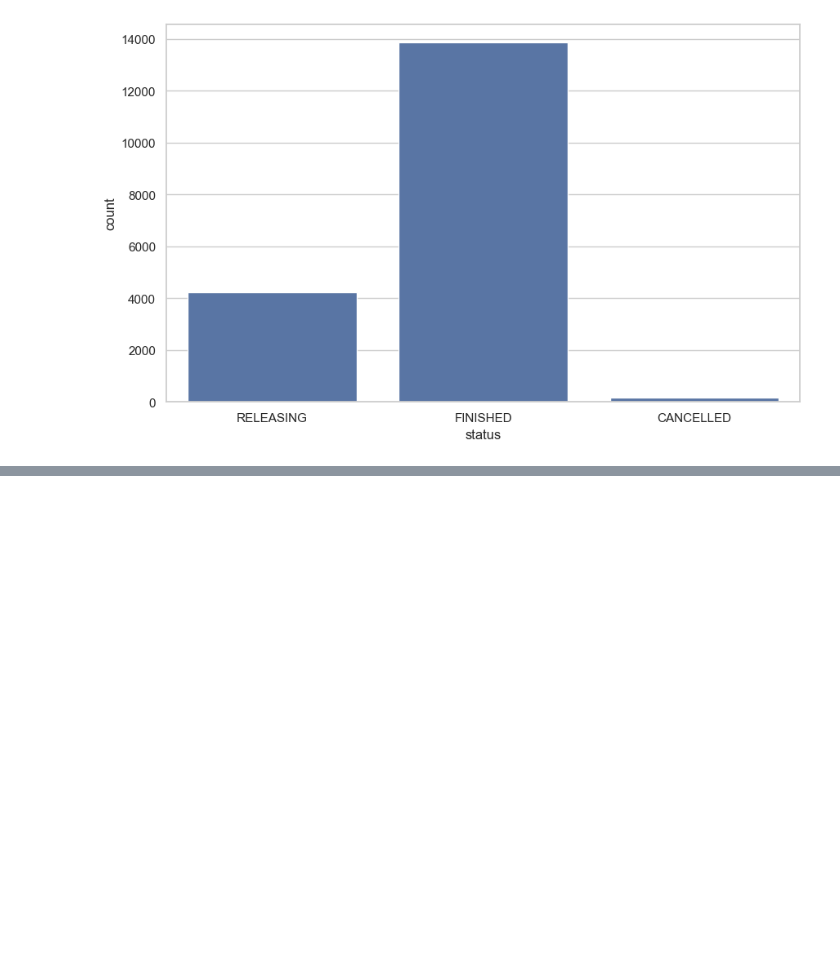
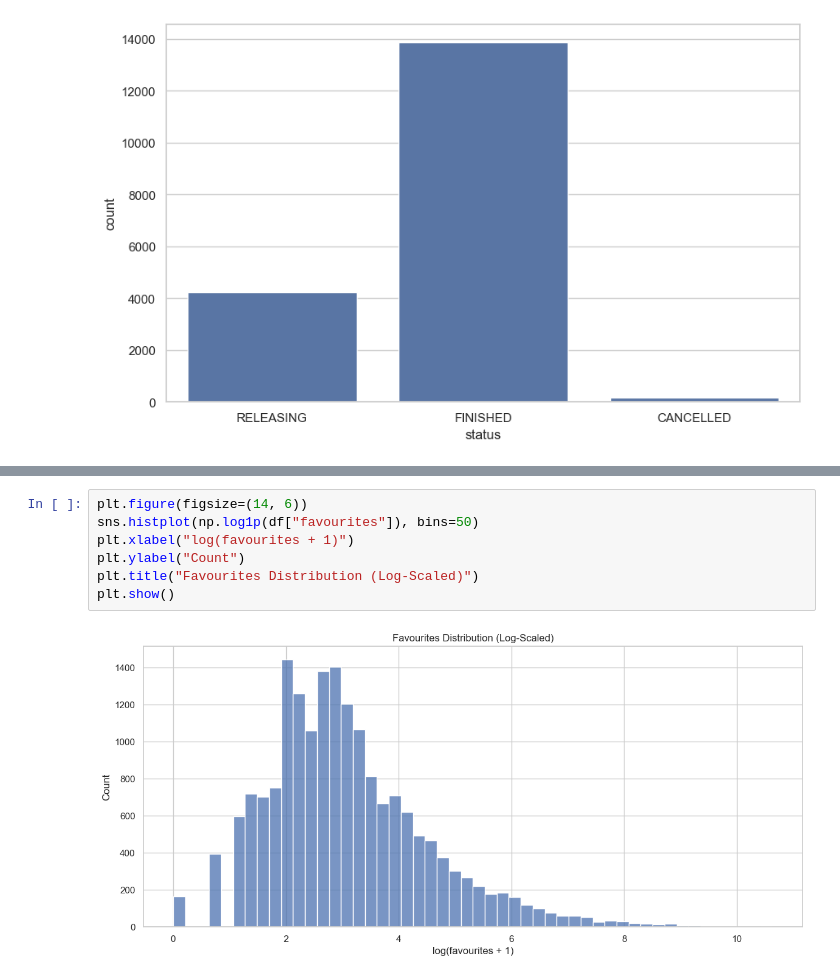
Before and after one commit to rslwnyx/Webtoon_Reccomendation, a Jupyter notebook: notebooks/eda.ipynb, the cells around one changed output, grey strips where cells are left out. Saved outputs shown, nothing was run; the diff lists cells and outputs as text; blank space fills up the shorter version.

```diff
--- a/notebooks/eda.ipynb
+++ b/notebooks/eda.ipynb
@@ -169,0 +177,9 @@ plt.show()
+# %%
+plt.figure(figsize=(14, 6))
+sns.histplot(np.log1p(df["favourites"]), bins=50)
+plt.xlabel("log(favourites + 1)")
+plt.ylabel("Count")
+plt.title("Favourites Distribution (Log-Scaled)")
+plt.show()
+# %% [output]
+[figure, added]
```
Also changed, not shown: parts of 5 cells of this notebook.
